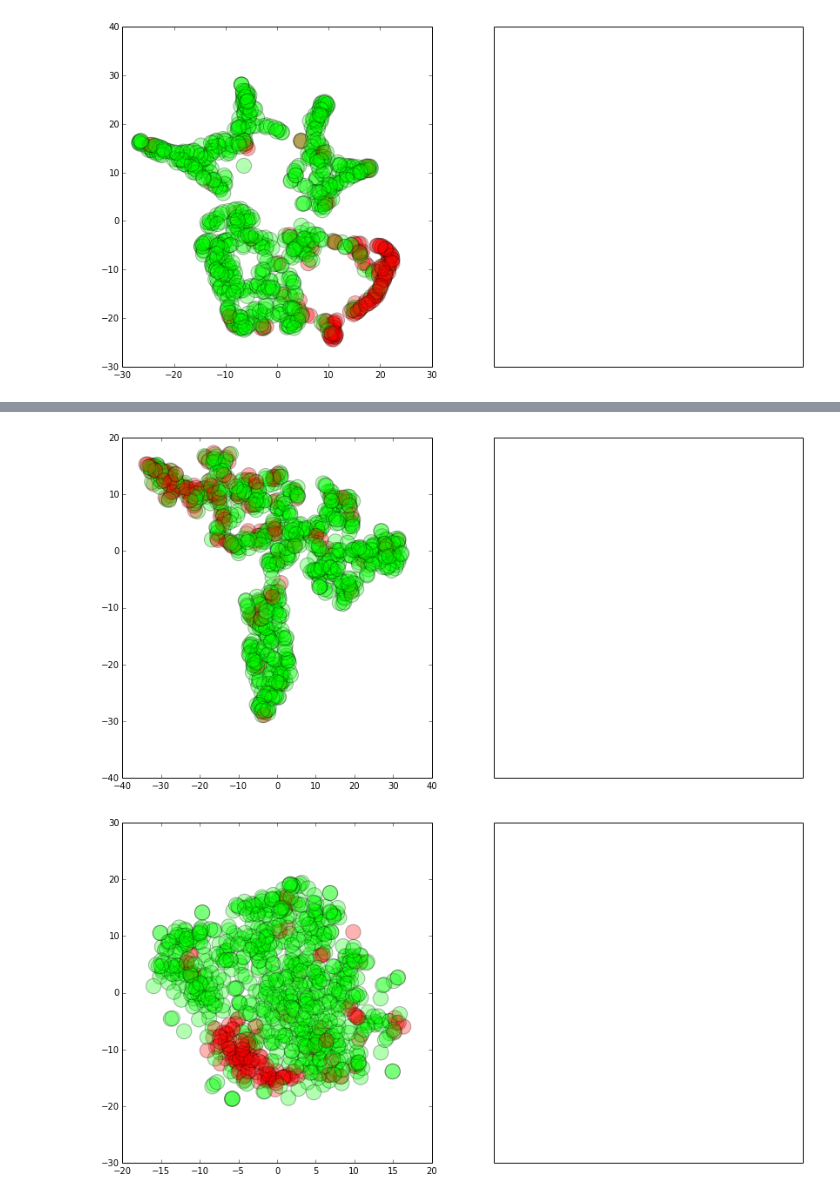
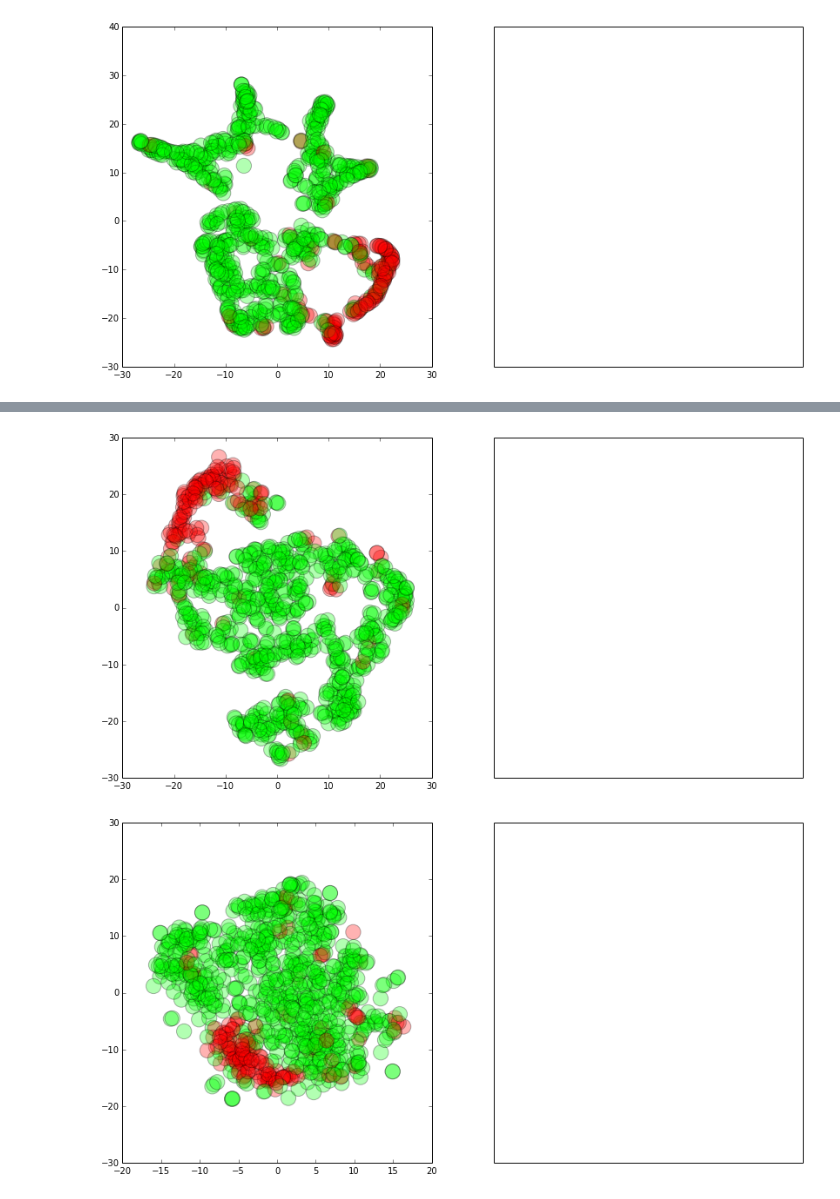
Before and after one commit to jkcn90/kaggle_galaxy_zoo, a Jupyter notebook: Plotting.ipynb, the cells around one changed output, grey strips where cells are left out. Saved outputs shown, nothing was run; the diff lists cells and outputs as text; code cells hidden in the pictures.

Commit message:
graph start

```diff
--- a/Plotting.ipynb
+++ b/Plotting.ipynb
@@ -52,10 +52,10 @@ plot_projection(X_reduced, y)
 # %%
-embedder = manifold.SpectralEmbedding(n_components=2, random_state=0,
+embedder = manifold.SpectralEmbedding(n_components=6, random_state=0,
                                       eigen_solver="arpack")
 X_se = embedder.fit_transform(X)
 plot_projection(X_se, y)
 # %% [output]
-[figure, old version]
+[figure, new version]
 # %%
 plot_projection(X, y)
 # %% [output]
```
Also changed, not shown: parts of 4 cells of this notebook, 1 other file.
